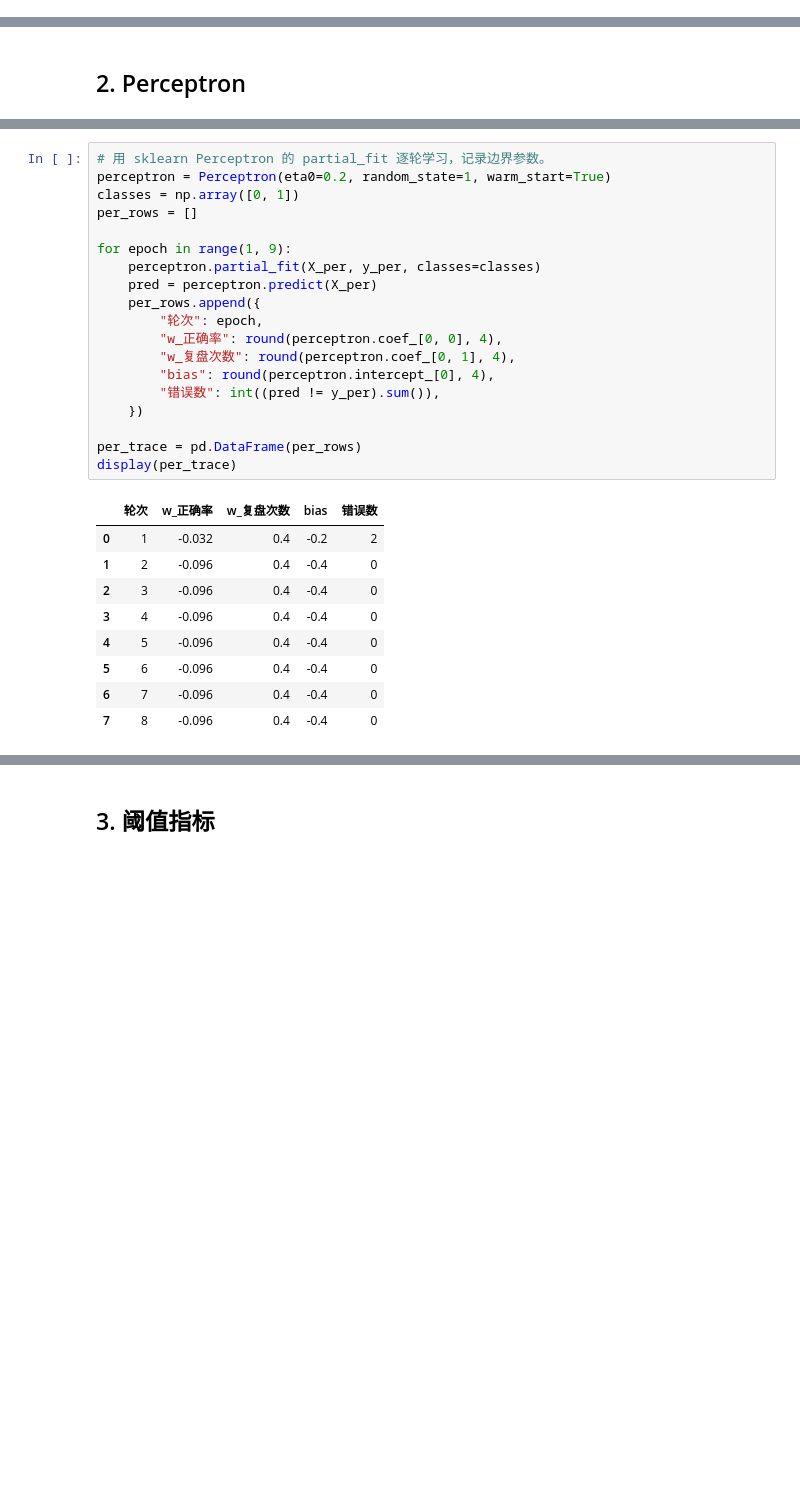
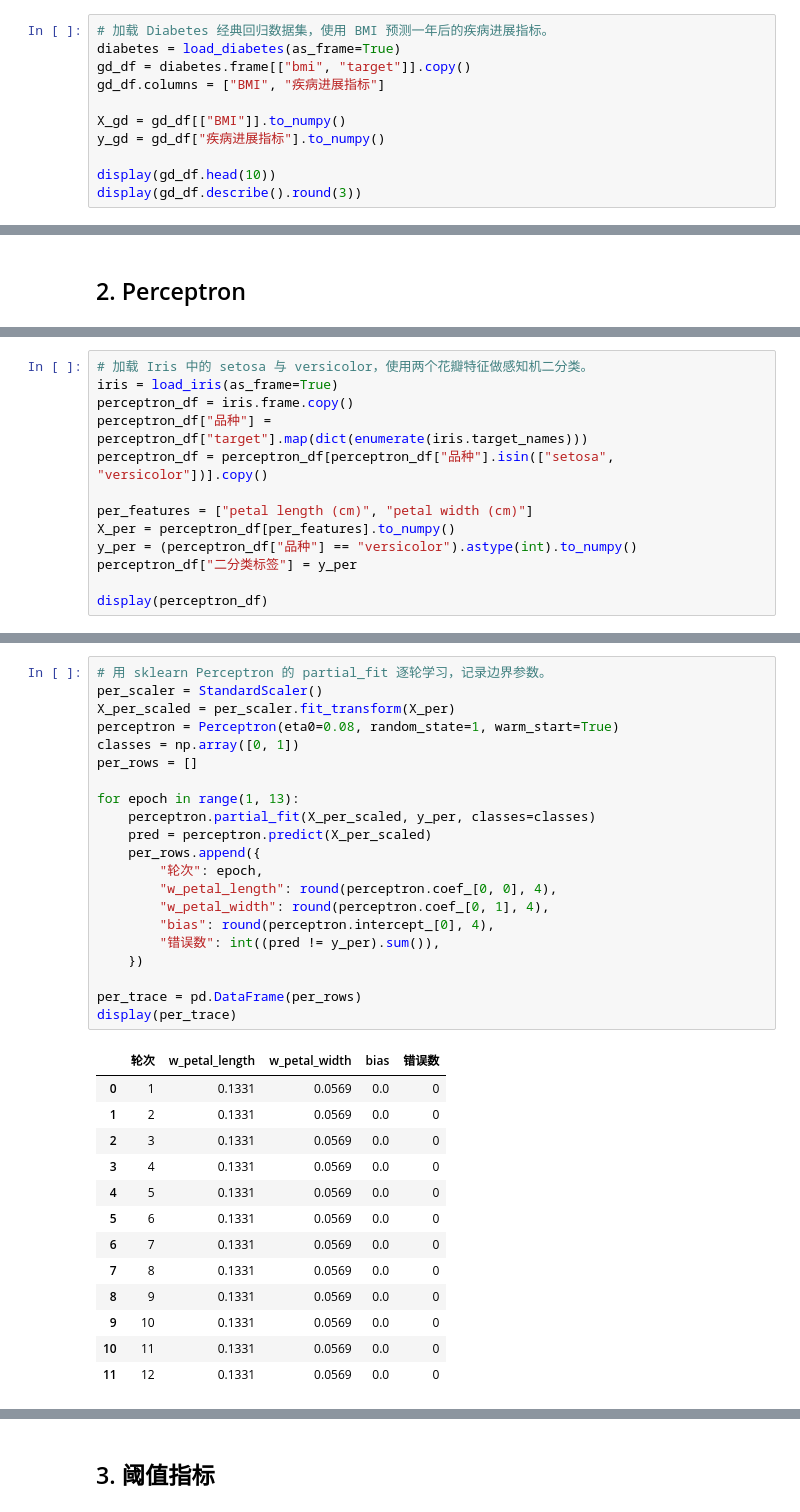
Before and after one commit to zhesun-0209/ai-thinking-labs, a Jupyter notebook: notebooks/ch07_perceptron_gd.ipynb, the cells around one changed output, grey strips where cells are left out. Saved outputs shown, nothing was run; the diff lists cells and outputs as text; blank space fills up the shorter version.

```diff
--- a/notebooks/ch07_perceptron_gd.ipynb
+++ b/notebooks/ch07_perceptron_gd.ipynb
@@ -85,0 +76,11 @@ display(gd_df)
+# %%
+# 加载 Diabetes 经典回归数据集，使用 BMI 预测一年后的疾病进展指标。
+diabetes = load_diabetes(as_frame=True)
+gd_df = diabetes.frame[["bmi", "target"]].copy()
+gd_df.columns = ["BMI", "疾病进展指标"]
+
+X_gd = gd_df[["BMI"]].to_numpy()
+y_gd = gd_df["疾病进展指标"].to_numpy()
+
+display(gd_df.head(10))
+display(gd_df.describe().round(3))
@@ -166,0 +168,13 @@ display(perceptron_df)
+# %%
+# 加载 Iris 中的 setosa 与 versicolor，使用两个花瓣特征做感知机二分类。
+iris = load_iris(as_frame=True)
+perceptron_df = iris.frame.copy()
+perceptron_df["品种"] = perceptron_df["target"].map(dict(enumerate(iris.target_names)))
+perceptron_df = perceptron_df[perceptron_df["品种"].isin(["setosa", "versicolor"])].copy()
+
+per_features = ["petal length (cm)", "petal width (cm)"]
+X_per = perceptron_df[per_features].to_numpy()
+y_per = (perceptron_df["品种"] == "versicolor").astype(int).to_numpy()
+perceptron_df["二分类标签"] = y_per
+
+display(perceptron_df)
@@ -167,32 +195,38 @@ display(perceptron_df)
 # %%
 # 用 sklearn Perceptron 的 partial_fit 逐轮学习，记录边界参数。
-perceptron = Perceptron(eta0=0.2, random_state=1, warm_start=True)
+per_scaler = StandardScaler()
+X_per_scaled = per_scaler.fit_transform(X_per)
+perceptron = Perceptron(eta0=0.08, random_state=1, warm_start=True)
 classes = np.array([0, 1])
 per_rows = []
 
-for epoch in range(1, 9):
-    perceptron.partial_fit(X_per, y_per, classes=classes)
-    pred = perceptron.predict(X_per)
+for epoch in range(1, 13):
+    perceptron.partial_fit(X_per_scaled, y_per, classes=classes)
+    pred = perceptron.predict(X_per_scaled)
     per_rows.append({
         "轮次": epoch,
-        "w_正确率": round(perceptron.coef_[0, 0], 4),
-        "w_复盘次数": round(perceptron.coef_[0, 1], 4),
+        "w_petal_length": round(perceptron.coef_[0, 0], 4),
+        "w_petal_width": round(perceptron.coef_[0, 1], 4),
         "bias": round(perceptron.intercept_[0], 4),
         "错误数": int((pred != y_per).sum()),
     })
 
 per_trace = pd.DataFrame(per_rows)
 display(per_trace)
 # %% [output]
-|  | 轮次 | w_正确率 | w_复盘次数 | bias | 错误数 |
-| 0 | 1 | -0.032 | 0.4 | -0.2 | 2 |
-| 1 | 2 | -0.096 | 0.4 | -0.4 | 0 |
-| 2 | 3 | -0.096 | 0.4 | -0.4 | 0 |
-| 3 | 4 | -0.096 | 0.4 | -0.4 | 0 |
-| 4 | 5 | -0.096 | 0.4 | -0.4 | 0 |
-| 5 | 6 | -0.096 | 0.4 | -0.4 | 0 |
-| 6 | 7 | -0.096 | 0.4 | -0.4 | 0 |
-| 7 | 8 | -0.096 | 0.4 | -0.4 | 0 |
+|  | 轮次 | w_petal_length | w_petal_width | bias | 错误数 |
+| 0 | 1 | 0.1331 | 0.0569 | 0.0 | 0 |
+| 1 | 2 | 0.1331 | 0.0569 | 0.0 | 0 |
+| 2 | 3 | 0.1331 | 0.0569 | 0.0 | 0 |
+| 3 | 4 | 0.1331 | 0.0569 | 0.0 | 0 |
+| 4 | 5 | 0.1331 | 0.0569 | 0.0 | 0 |
+| 5 | 6 | 0.1331 | 0.0569 | 0.0 | 0 |
+| 6 | 7 | 0.1331 | 0.0569 | 0.0 | 0 |
+| 7 | 8 | 0.1331 | 0.0569 | 0.0 | 0 |
+| 8 | 9 | 0.1331 | 0.0569 | 0.0 | 0 |
+| 9 | 10 | 0.1331 | 0.0569 | 0.0 | 0 |
+| 10 | 11 | 0.1331 | 0.0569 | 0.0 | 0 |
+| 11 | 12 | 0.1331 | 0.0569 | 0.0 | 0 |
 # %%
 # 绘制感知机决策边界。
 fig, ax = plt.subplots(figsize=(7.6, 5.2))
```
Also changed, not shown: parts of 10 cells of this notebook, 43 other files.
